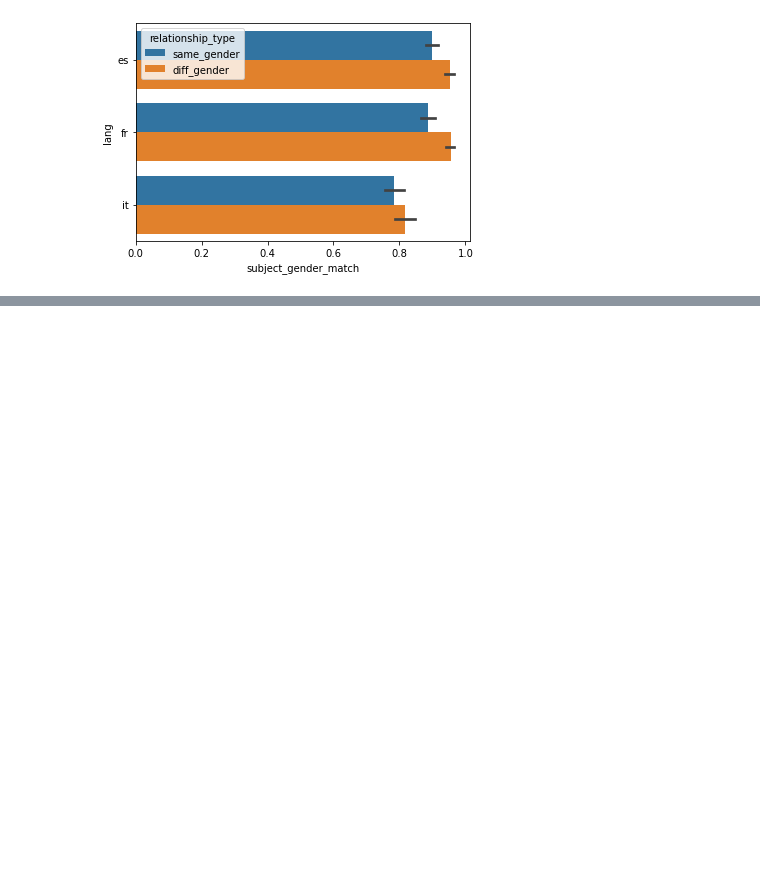
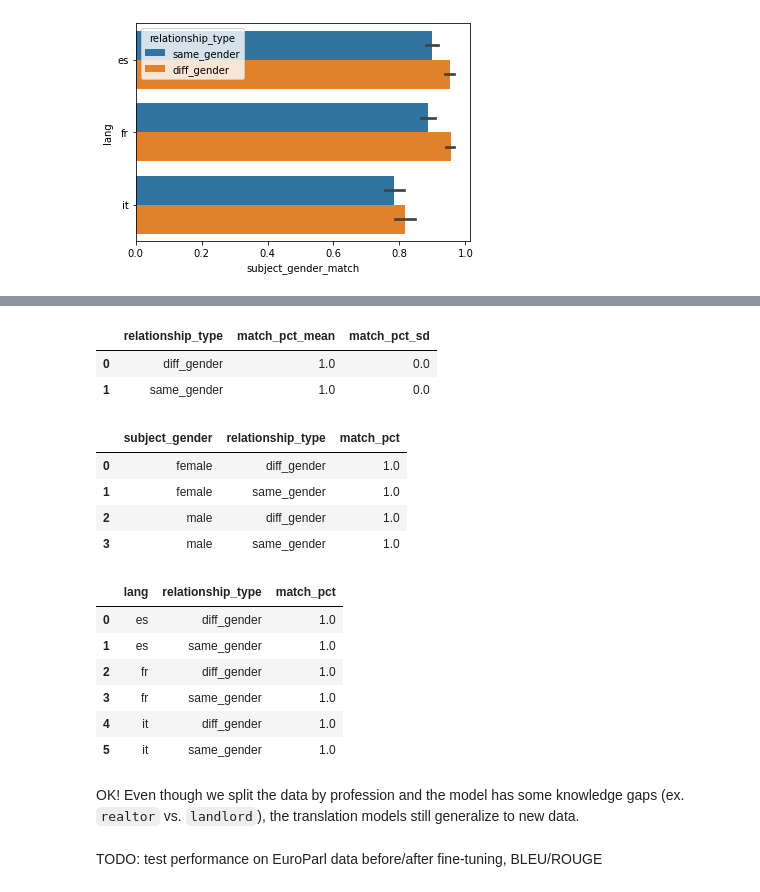
Before and after one commit to ianbstewart/multilingual-same-gender-bias, a Jupyter notebook: retrain_translation_model.ipynb, the cells around one changed output, grey strips where cells are left out. Cells and saved outputs as stored; diff of their text form; code cells hidden in the pictures; blank space fills up the shorter version.

```diff
--- a/retrain_translation_model.ipynb
+++ b/retrain_translation_model.ipynb
@@ -162,0 +201,48 @@ for type_var_i in type_vars:
+# %%
+## compute match values
+from importlib import reload
+import data_helpers
+reload(data_helpers)
+from data_helpers import match_category
+from nltk.tokenize import WordPunctTokenizer
+import re
+MALE_PRO_MATCHER = re.compile('his')
+FEMALE_PRO_MATCHER = re.compile('her')
+matchers = [
+    ('male', MALE_PRO_MATCHER),
+    ('female', FEMALE_PRO_MATCHER),
+]
+tokenizer = WordPunctTokenizer()
+generated_data = generated_data.assign(**{
+    'subject_gender_pred' : generated_data.loc[:, 'pred'].apply(lambda x: match_category(tokenizer.tokenize(x), matchers))
+})
+generated_data = generated_data.assign(**{
+    'subject_gender_match' : (generated_data.loc[:, 'subject_gender']==generated_data.loc[:, 'subject_gender_pred']).astype(int),
+})
+## overall
+mean_match_vals = generated_data.groupby(['relationship_type']).apply(lambda x: x.loc[:, 'subject_gender_match'].mean())
+sd_match_vals = generated_data.groupby(['relationship_type']).apply(lambda x: x.loc[:, 'subject_gender_match'].std() / x.shape[0]**.5)
+overall_match_pct = pd.concat([mean_match_vals, sd_match_vals], axis=1).reset_index().rename(columns={0 : 'match_pct_mean', 1: 'match_pct_sd'})
+display(overall_match_pct)
+display(generated_data.groupby(['subject_gender', 'relationship_type']).apply(lambda x: x.loc[:, 'subject_gender_match'].mean()).reset_index(name='match_pct'))
+display(generated_data.groupby(['lang', 'relationship_type']).apply(lambda x: x.loc[:, 'subject_gender_match'].mean()).reset_index(name='match_pct'))
+# %% [output]
+|  | relationship_type | match_pct_mean | match_pct_sd |
+| 0 | diff_gender | 1.0 | 0.0 |
+| 1 | same_gender | 1.0 | 0.0 |
+|  | subject_gender | relationship_type | match_pct |
+| 0 | female | diff_gender | 1.0 |
+| 1 | female | same_gender | 1.0 |
+| 2 | male | diff_gender | 1.0 |
+| 3 | male | same_gender | 1.0 |
+|  | lang | relationship_type | match_pct |
+| 0 | es | diff_gender | 1.0 |
+| 1 | es | same_gender | 1.0 |
+| 2 | fr | diff_gender | 1.0 |
+| 3 | fr | same_gender | 1.0 |
+| 4 | it | diff_gender | 1.0 |
+| 5 | it | same_gender | 1.0 |
+# %% [markdown]
+OK! Even though we split the data by profession and the model has some knowledge gaps (ex. `realtor` vs. `landlord`), the translation models still generalize to new data.
+# %% [markdown]
+TODO: test performance on EuroParl data before/after fine-tuning, BLEU/ROUGE
```
Also changed, not shown: parts of 3 cells of this notebook.
